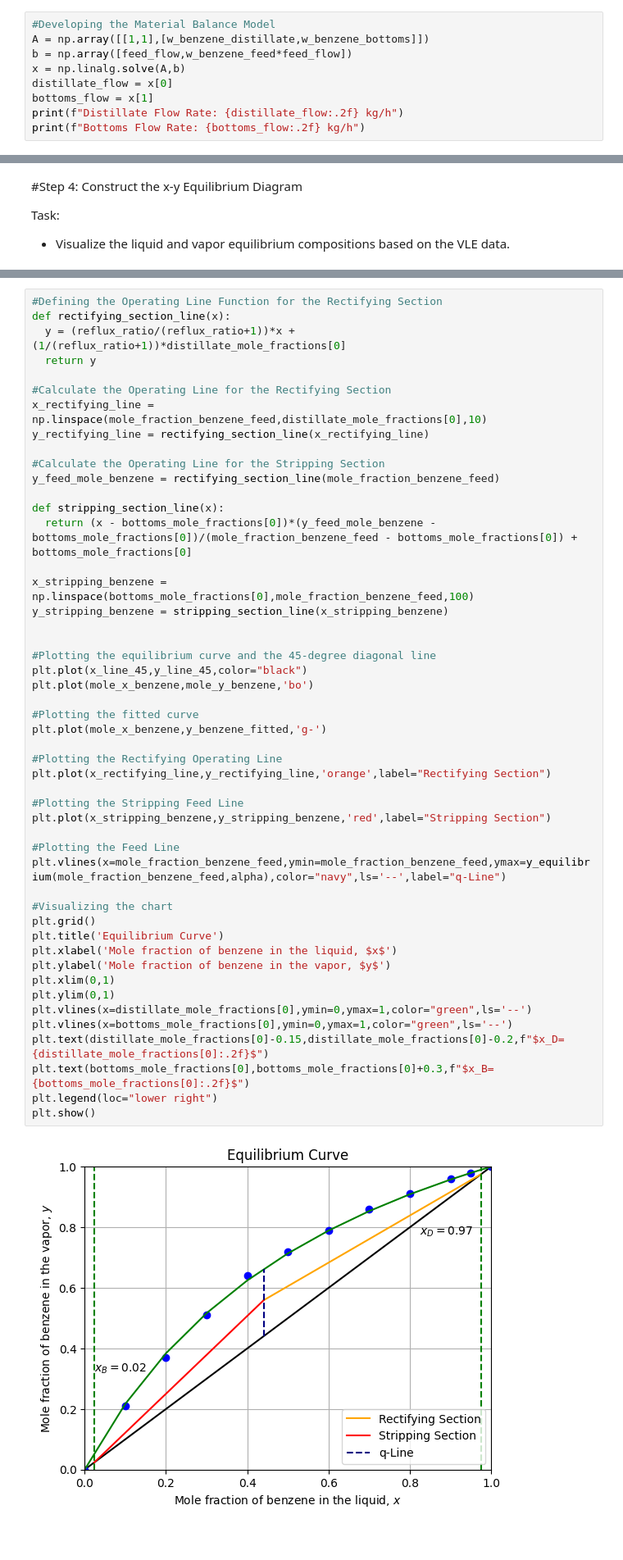
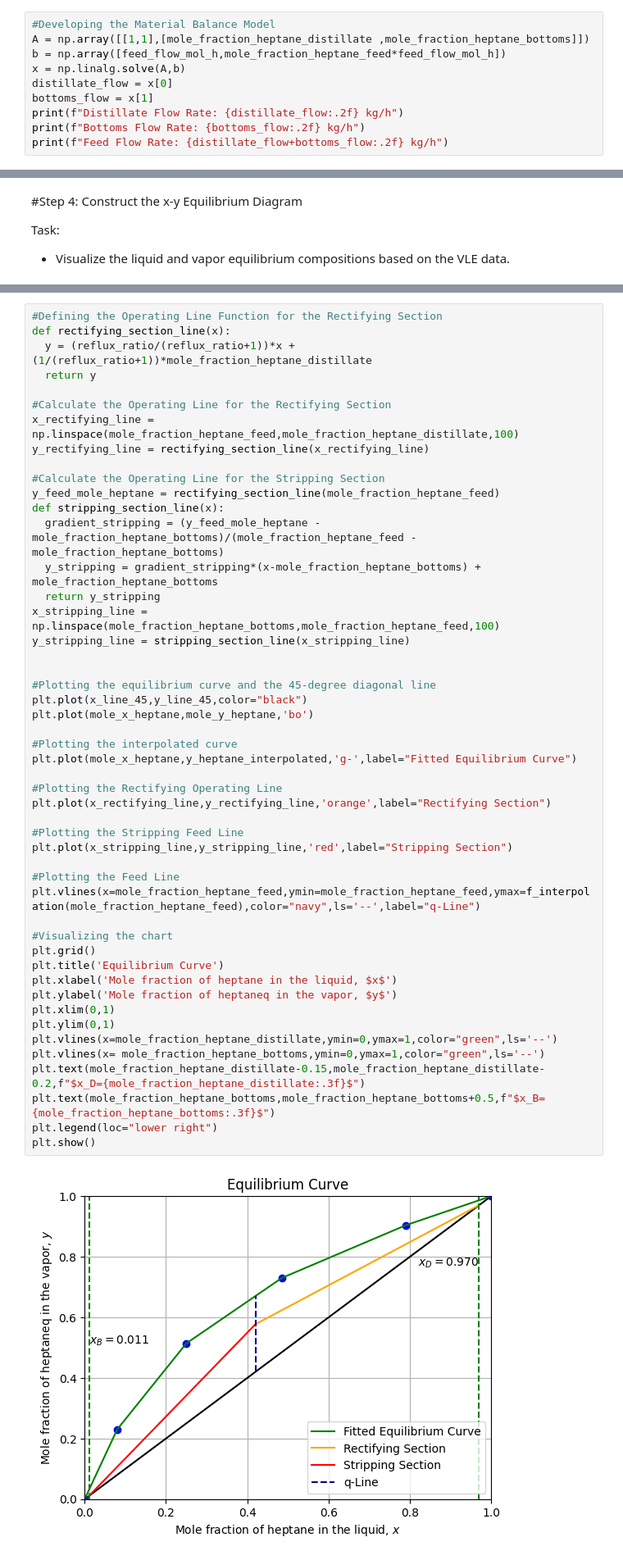
Before and after one commit to iamyosephch/chemical-engineering, a Jupyter notebook: Binary_Distillation.ipynb, the cells around one changed output, grey strips where cells are left out. Shown at 82% size. Cells and saved outputs as stored; diff of their text form.

```diff
--- a/Binary_Distillation.ipynb
+++ b/Binary_Distillation.ipynb
@@ -161,11 +151,12 @@ $
 </div>
 # %%
 #Developing the Material Balance Model
-A = np.array([[1,1],[w_benzene_distillate,w_benzene_bottoms]])
-b = np.array([feed_flow,w_benzene_feed*feed_flow])
+A = np.array([[1,1],[mole_fraction_heptane_distillate ,mole_fraction_heptane_bottoms]])
+b = np.array([feed_flow_mol_h,mole_fraction_heptane_feed*feed_flow_mol_h])
 x = np.linalg.solve(A,b)
 distillate_flow = x[0]
 bottoms_flow = x[1]
 print(f"Distillate Flow Rate: {distillate_flow:.2f} kg/h")
 print(f"Bottoms Flow Rate: {bottoms_flow:.2f} kg/h")
+print(f"Feed Flow Rate: {distillate_flow+bottoms_flow:.2f} kg/h")
 # %% [output]
@@ -345,54 +332,54 @@ Note:
 # %%
 #Defining the Operating Line Function for the Rectifying Section
 def rectifying_section_line(x):
-  y = (reflux_ratio/(reflux_ratio+1))*x + (1/(reflux_ratio+1))*distillate_mole_fractions[0]
+  y = (reflux_ratio/(reflux_ratio+1))*x + (1/(reflux_ratio+1))*mole_fraction_heptane_distillate
   return y
 
 #Calculate the Operating Line for the Rectifying Section
-x_rectifying_line = np.linspace(mole_fraction_benzene_feed,distillate_mole_fractions[0],10)
+x_rectifying_line = np.linspace(mole_fraction_heptane_feed,mole_fraction_heptane_distillate,100)
 y_rectifying_line = rectifying_section_line(x_rectifying_line)
 
 #Calculate the Operating Line for the Stripping Section
-y_feed_mole_benzene = rectifying_section_line(mole_fraction_benzene_feed)
-
+y_feed_mole_heptane = rectifying_section_line(mole_fraction_heptane_feed)
 def stripping_section_line(x):
-  return (x - bottoms_mole_fractions[0])*(y_feed_mole_benzene - bottoms_mole_fractions[0])/(mole_fraction_benzene_feed - bottoms_mole_fractions[0]) + bottoms_mole_fractions[0]
-
-x_stripping_benzene = np.linspace(bottoms_mole_fractions[0],mole_fraction_benzene_feed,100)
-y_stripping_benzene = stripping_section_line(x_stripping_benzene)
+  gradient_stripping = (y_feed_mole_heptane - mole_fraction_heptane_bottoms)/(mole_fraction_heptane_feed - mole_fraction_heptane_bottoms)
+  y_stripping = gradient_stripping*(x-mole_fraction_heptane_bottoms) + mole_fraction_heptane_bottoms
+  return y_stripping
+x_stripping_line = np.linspace(mole_fraction_heptane_bottoms,mole_fraction_heptane_feed,100)
+y_stripping_line = stripping_section_line(x_stripping_line)
 
 
 #Plotting the equilibrium curve and the 45-degree diagonal line
 plt.plot(x_line_45,y_line_45,color="black")
-plt.plot(mole_x_benzene,mole_y_benzene,'bo')
+plt.plot(mole_x_heptane,mole_y_heptane,'bo')
 
-#Plotting the fitted curve
-plt.plot(mole_x_benzene,y_benzene_fitted,'g-')
+#Plotting the interpolated curve
+plt.plot(mole_x_heptane,y_heptane_interpolated,'g-',label="Fitted Equilibrium Curve")
 
 #Plotting the Rectifying Operating Line
 plt.plot(x_rectifying_line,y_rectifying_line,'orange',label="Rectifying Section")
 
 #Plotting the Stripping Feed Line
-plt.plot(x_stripping_benzene,y_stripping_benzene,'red',label="Stripping Section")
+plt.plot(x_stripping_line,y_stripping_line,'red',label="Stripping Section")
 
 #Plotting the Feed Line
-plt.vlines(x=mole_fraction_benzene_feed,ymin=mole_fraction_benzene_feed,ymax=y_equilibrium(mole_fraction_benzene_feed,alpha),color="navy",ls='--',label="q-Line")
+plt.vlines(x=mole_fraction_heptane_feed,ymin=mole_fraction_heptane_feed,ymax=f_interpolation(mole_fraction_heptane_feed),color="navy",ls='--',label="q-Line")
 
 #Visualizing the chart
 plt.grid()
 plt.title('Equilibrium Curve')
-plt.xlabel('Mole fraction of benzene in the liquid, $x$')
-plt.ylabel('Mole fraction of benzene in the vapor, $y$')
+plt.xlabel('Mole fraction of heptane in the liquid, $x$')
+plt.ylabel('Mole fraction of heptaneq in the vapor, $y$')
 plt.xlim(0,1)
 plt.ylim(0,1)
-plt.vlines(x=distillate_mole_fractions[0],ymin=0,ymax=1,color="green",ls='--')
-plt.vlines(x=bottoms_mole_fractions[0],ymin=0,ymax=1,color="green",ls='--')
-plt.text(distillate_mole_fractions[0]-0.15,distillate_mole_fractions[0]-0.2,f"$x_D={distillate_mole_fractions[0]:.2f}$")
-plt.text(bottoms_mole_fractions[0],bottoms_mole_fractions[0]+0.3,f"$x_B={bottoms_mole_fractions[0]:.2f}$")
+plt.vlines(x=mole_fraction_heptane_distillate,ymin=0,ymax=1,color="green",ls='--')
+plt.vlines(x= mole_fraction_heptane_bottoms,ymin=0,ymax=1,color="green",ls='--')
+plt.text(mole_fraction_heptane_distillate-0.15,mole_fraction_heptane_distillate-0.2,f"$x_D={mole_fraction_heptane_distillate:.3f}$")
+plt.text(mole_fraction_heptane_bottoms,mole_fraction_heptane_bottoms+0.5,f"$x_B={mole_fraction_heptane_bottoms:.3f}$")
 plt.legend(loc="lower right")
 plt.show()
 # %% [output]
-[figure, old version]
+[figure, new version]
 # %% [markdown]
 #Step 5 : Determining the Feed Stage and Number of Distillation Stages Using the McCabe-Thiele Method
 
```
Also changed, not shown: parts of 14 cells of this notebook.
